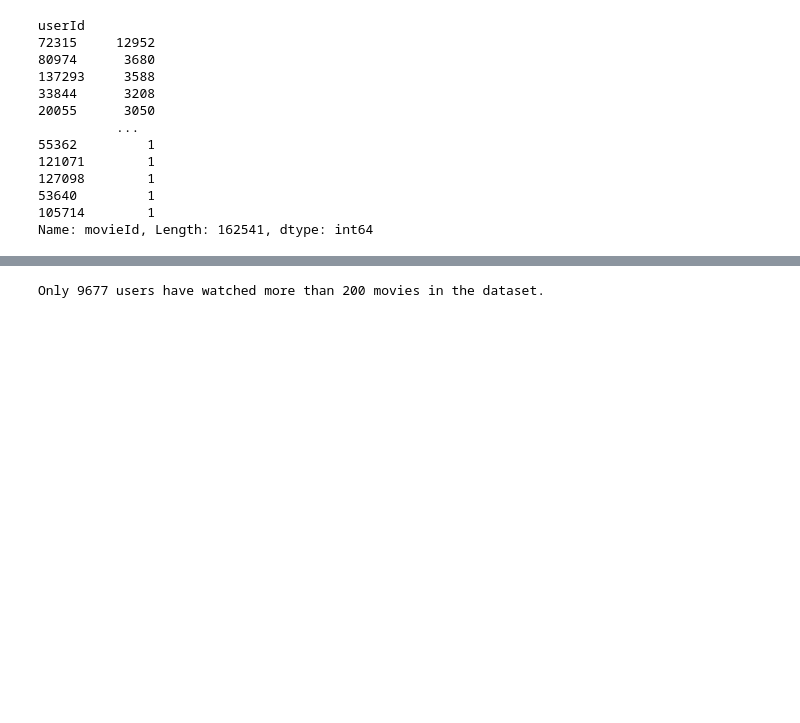
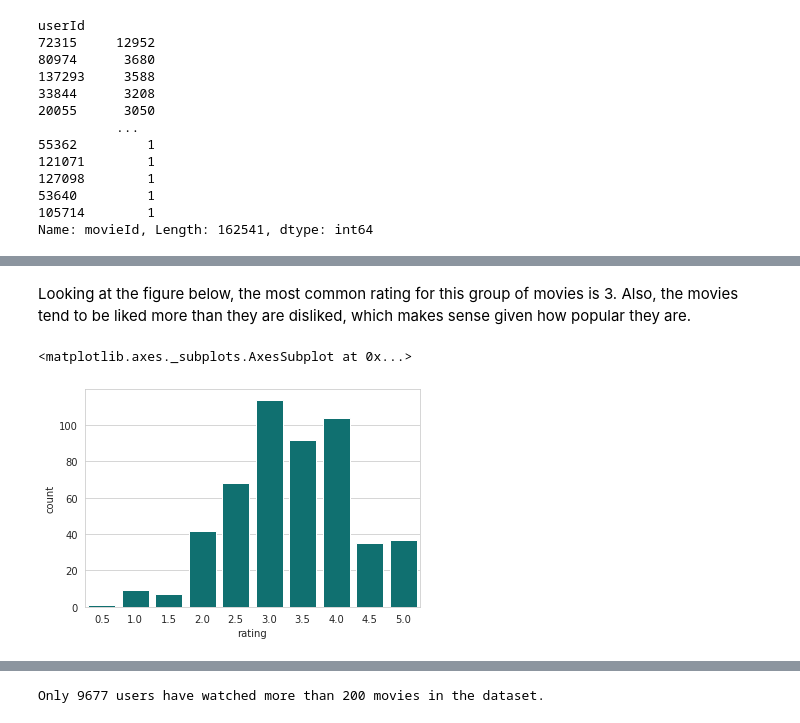
Before and after one commit to titusndondo/unsupervised-predict-streamlit-template, a Jupyter notebook: predict_deliverables/EDA.ipynb, the cells around one changed output, grey strips where cells are left out. Saved outputs shown, nothing was run; the diff lists cells and outputs as text; code cells hidden in the pictures; blank space fills up the shorter version.

```diff
--- a/predict_deliverables/EDA.ipynb
+++ b/predict_deliverables/EDA.ipynb
@@ -237,0 +232,3 @@ Name: movieId, Length: 162541, dtype: int64
+# %%
+num_of_users_per_movie = train_data.groupby('movieId')['userId'].count().sort_values(ascending = False)
+num_of_users_per_movie
@@ -237,0 +249,9 @@ Name: movieId, Length: 162541, dtype: int64
+# %% [markdown]
+Looking at the figure below, the most common rating for this group of movies is 3. Also, the movies tend to be liked more than they are disliked, which makes sense given how popular they are.
+# %%
+ten_most_popular_movies = num_of_users_per_movie[:10].index.tolist()
+data = train_data[train_data['userId'].isin(ten_most_popular_movies)]
+sns.countplot(data['rating'], color = 'teal')
+# %% [output]
+<matplotlib.axes._subplots.AxesSubplot at 0x...>
+[figure, added]
```
Also changed, not shown: parts of 22 cells of this notebook.
